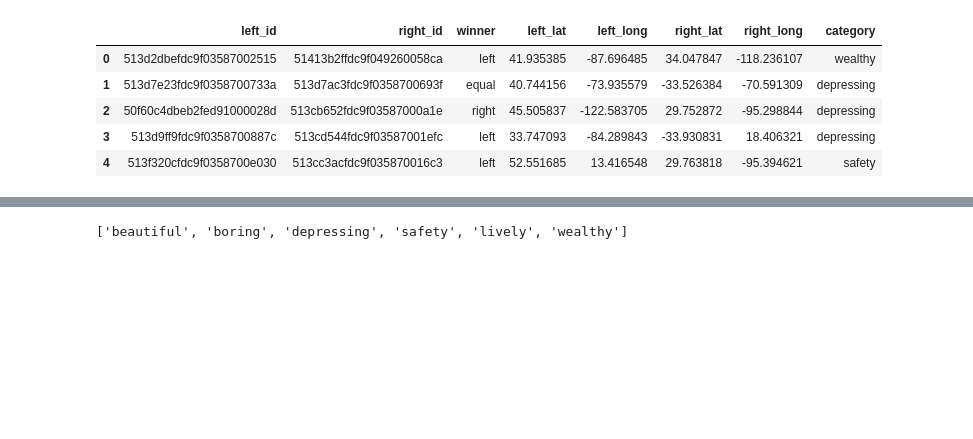
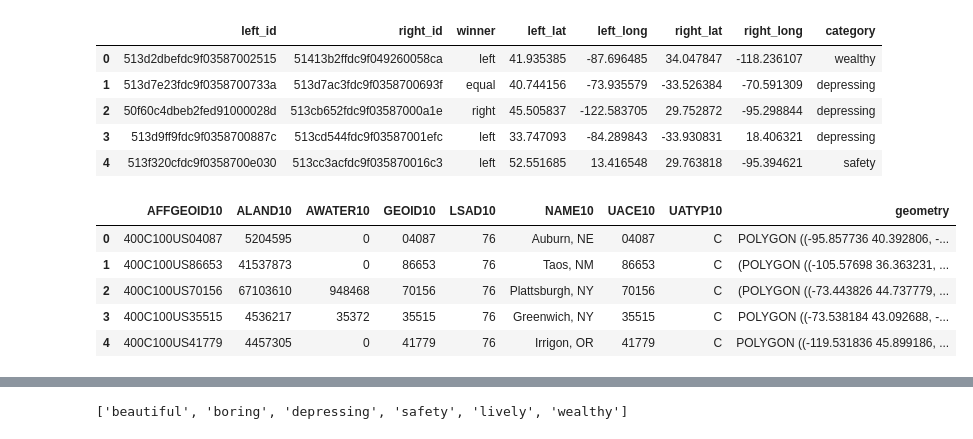
Before and after one commit to sagarjoglekar/ExplainingUrbanEmotions, a Jupyter notebook: notebooks/PPRanking.ipynb, the cells around one changed output, grey strips where cells are left out. Saved outputs shown, nothing was run; the diff lists cells and outputs as text; code cells hidden in the pictures; blank space fills up the shorter version.

```diff
--- a/notebooks/PPRanking.ipynb
+++ b/notebooks/PPRanking.ipynb
@@ -32,0 +63,2 @@ df.head()
+# %%
+usa = gpd.read_file("../shapeFiles/cb_2016_us_ua10_500k.shp")
@@ -32,0 +67,9 @@ df.head()
+# %%
+usa.head()
+# %% [output]
+|  | AFFGEOID10 | ALAND10 | AWATER10 | GEOID10 | LSAD10 | NAME10 | UACE10 | UATYP10 | geometry |
+| 0 | 400C100US04087 | 5204595 | 0 | 04087 | 76 | Auburn, NE | 04087 | C | POLYGON ((-95.857736 40.392806, -... |
+| 1 | 400C100US86653 | 41537873 | 0 | 86653 | 76 | Taos, NM | 86653 | C | (POLYGON ((-105.57698 36.363231, ... |
+| 2 | 400C100US70156 | 67103610 | 948468 | 70156 | 76 | Plattsburgh, NY | 70156 | C | (POLYGON ((-73.443826 44.737779, ... |
+| 3 | 400C100US35515 | 4536217 | 35372 | 35515 | 76 | Greenwich, NY | 35515 | C | POLYGON ((-73.538184 43.092688, -... |
+| 4 | 400C100US41779 | 4457305 | 0 | 41779 | 76 | Irrigon, OR | 41779 | C | POLYGON ((-119.531836 45.899186, ... |
```
Also changed, not shown: parts of 53 cells of this notebook, 12 other files.
